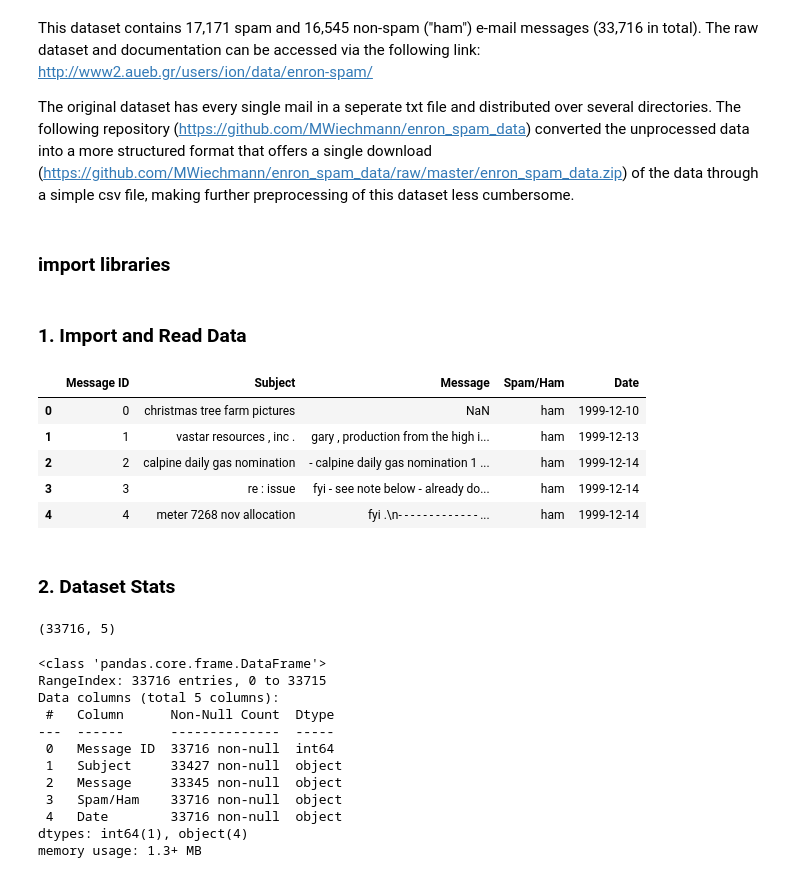
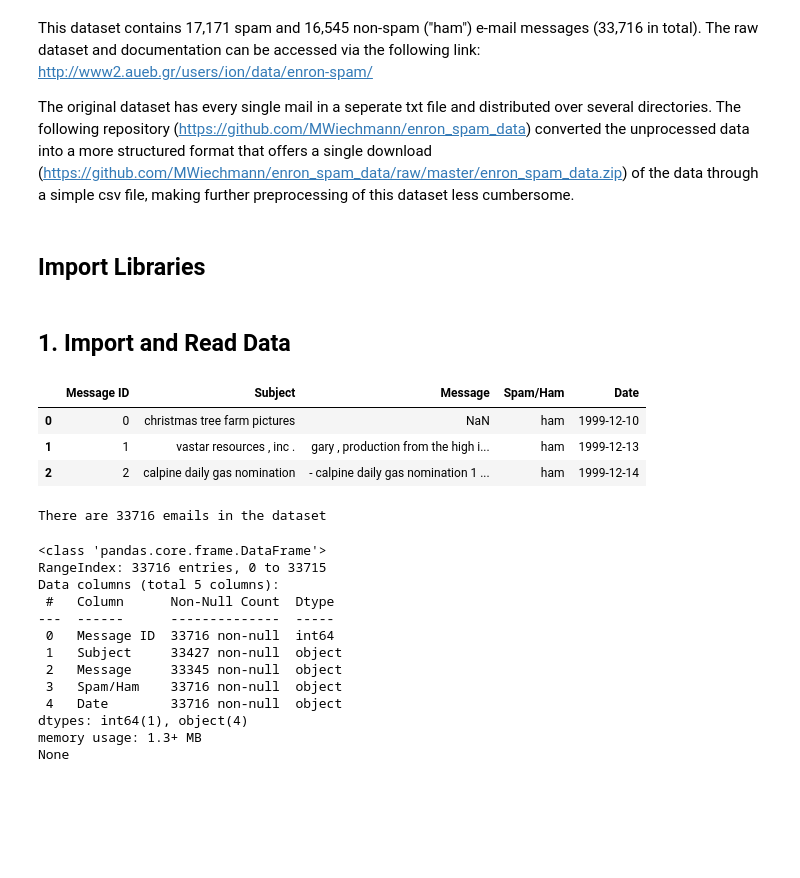
Before and after one commit to MikeZ77/email-spam-detection, a Jupyter notebook: src/data_cleaning_and_preprocessing.ipynb, the cells around one changed output. Cells and saved outputs as stored; diff of their text form; code cells hidden in the pictures; blank space fills up the shorter version.

```diff
--- a/src/data_cleaning_and_preprocessing.ipynb
+++ b/src/data_cleaning_and_preprocessing.ipynb
@@ -10,7 +10,7 @@ The raw dataset and documentation can be accessed via the following link: http:/
 The original dataset has every single mail in a seperate txt file and distributed over several directories.
 The following repository (https://github.com/MWiechmann/enron_spam_data) converted the unprocessed data into a more structured format that offers a single download (https://github.com/MWiechmann/enron_spam_data/raw/master/enron_spam_data.zip) of the data through a simple csv file, making further preprocessing of this dataset less cumbersome.
 # %% [markdown]
-### import libraries
+## Import Libraries
 # %%
 import numpy as np
 import pandas as pd
@@ -19,25 +24,21 @@ import seaborn as sns
 # %% [markdown]
-### 1. Import and Read Data
+## 1. Import and Read Data
 # %%
 enron_emails = pd.read_csv('../data/enron_spam_data.csv')
 # %%
-enron_emails.head()
+enron_emails.head(3)
 # %% [output]
 |  | Message ID | Subject | Message | Spam/Ham | Date |
 | 0 | 0 | christmas tree farm pictures | NaN | ham | 1999-12-10 |
 | 1 | 1 | vastar resources , inc . | gary , production from the high i... | ham | 1999-12-13 |
 | 2 | 2 | calpine daily gas nomination | - calpine daily gas nomination 1 ... | ham | 1999-12-14 |
-| 3 | 3 | re : issue | fyi - see note below - already do... | ham | 1999-12-14 |
-| 4 | 4 | meter 7268 nov allocation | fyi .\n- - - - - - - - - - - - - ... | ham | 1999-12-14 |
-# %% [markdown]
-### 2. Dataset Stats
 # %%
 # verify total number of emails
-enron_emails.shape
+print('There are', enron_emails.shape[0] ,'emails in the dataset')
 # %% [output]
-(33716, 5)
+There are 33716 emails in the dataset
 # %%
-enron_emails.info()
+print(enron_emails.info())
 # %% [output]
 <class 'pandas.core.frame.DataFrame'>
 RangeIndex: 33716 entries, 0 to 33715
@@ -51,3 +52,4 @@ Data columns (total 5 columns):
  4   Date        33716 non-null  object
 dtypes: int64(1), object(4)
 memory usage: 1.3+ MB
+None
```
Also changed, not shown: parts of 45 cells of this notebook.
